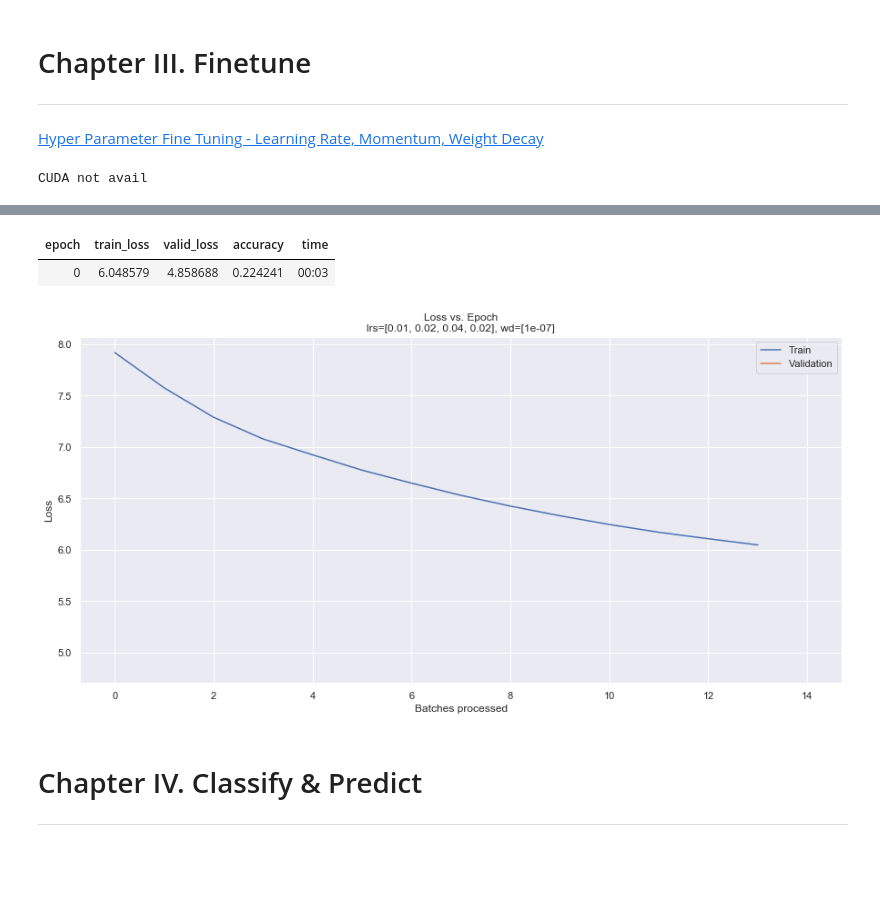
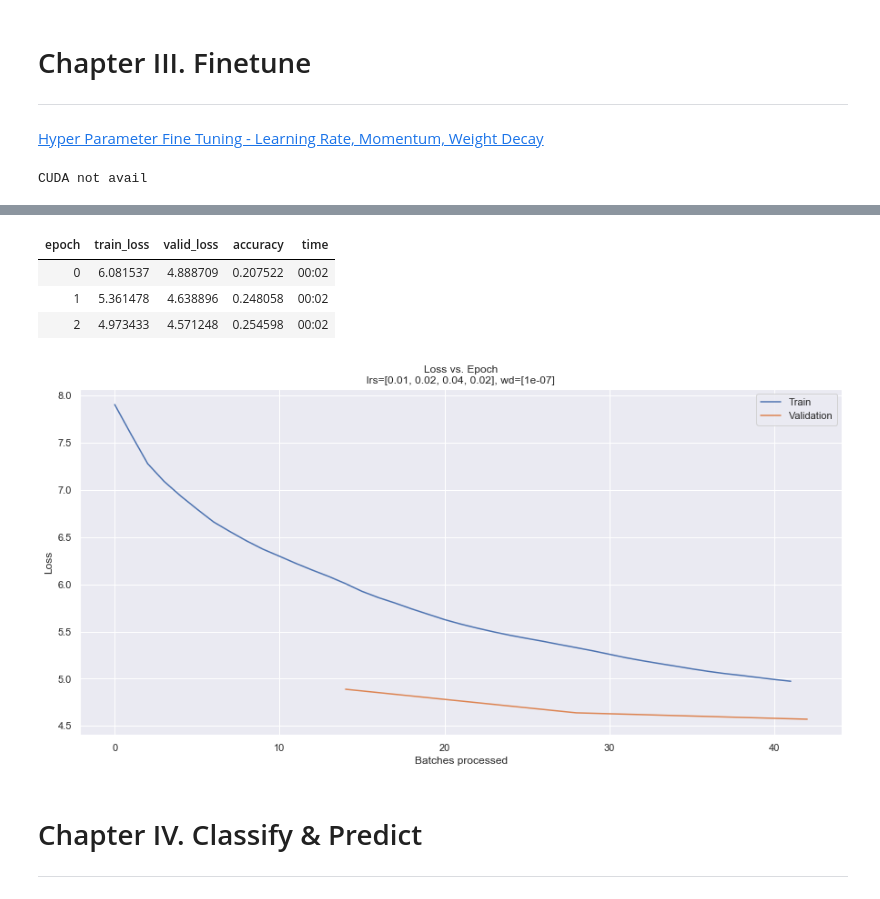
Before and after one commit to 0xJade/air-tweets, a Jupyter notebook: air-sent_analysis.ipynb, the cells around one changed output, grey strips where cells are left out. Saved outputs shown, nothing was run; the diff lists cells and outputs as text; code cells hidden in the pictures; blank space fills up the shorter version.

```diff
--- a/air-sent_analysis.ipynb
+++ b/air-sent_analysis.ipynb
@@ -285,17 +292,19 @@ trn_data, val_data = train_test_split( df, stratify=df.label, \
 [Hyper Parameter Fine Tuning - Learning Rate, Momentum, Weight Decay](https://arxiv.org/pdf/1803.09820.pdf)
 # %%
 from universal import *
-mdl = ULMFiT(4e-2)
-mdl.finetune('label', 'text', trn_data, val_data, drop_mult=0.7, max_lr=4e-2, cyc_len=1)
+mdl = ULMFiT(max_lr=4e-2)
+mdl.finetune('label', 'text', trn_data, val_data, drop_mult=0.7, cyc_len=3)
 # %% [output]
 CUDA not avail
 [interactive output not drawn]
 [interactive output not drawn]
 [interactive output not drawn]
 [interactive output not drawn]
 | epoch | train_loss | valid_loss | accuracy | time |
-| 0 | 6.048579 | 4.858688 | 0.224241 | 00:03 |
+| 0 | 6.081537 | 4.888709 | 0.207522 | 00:02 |
+| 1 | 5.361478 | 4.638896 | 0.248058 | 00:02 |
+| 2 | 4.973433 | 4.571248 | 0.254598 | 00:02 |
-[figure, old version]
+[figure, new version]
 # %% [markdown]
 # Chapter IV. Classify & Predict
 ---
```
Also changed, not shown: parts of 9 cells of this notebook, 2 other files.
